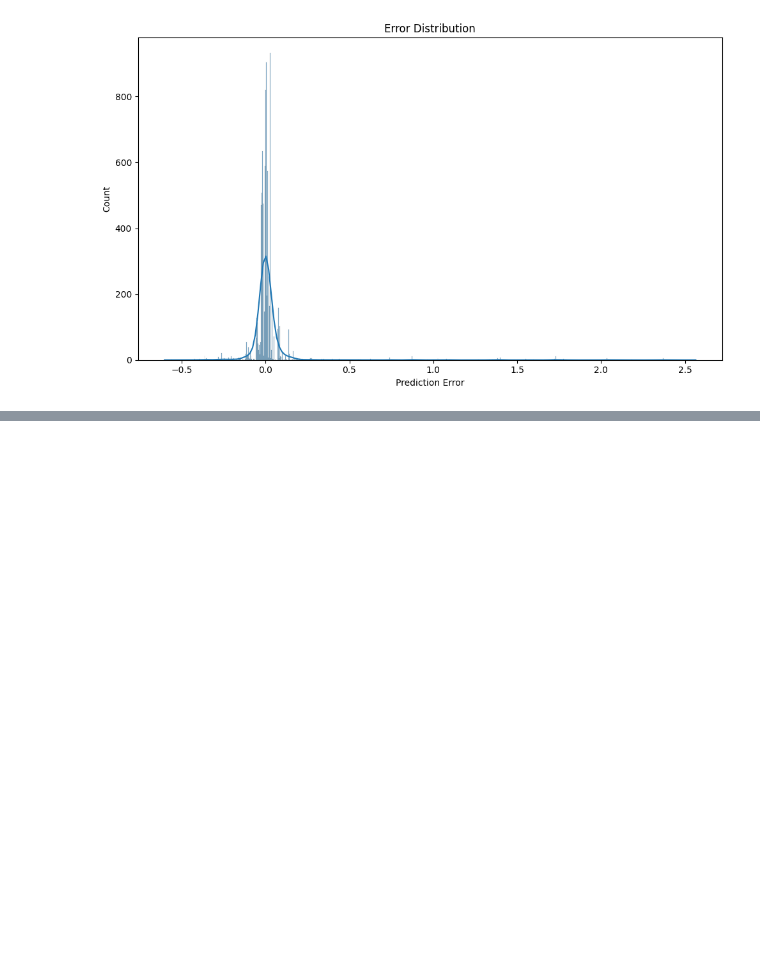
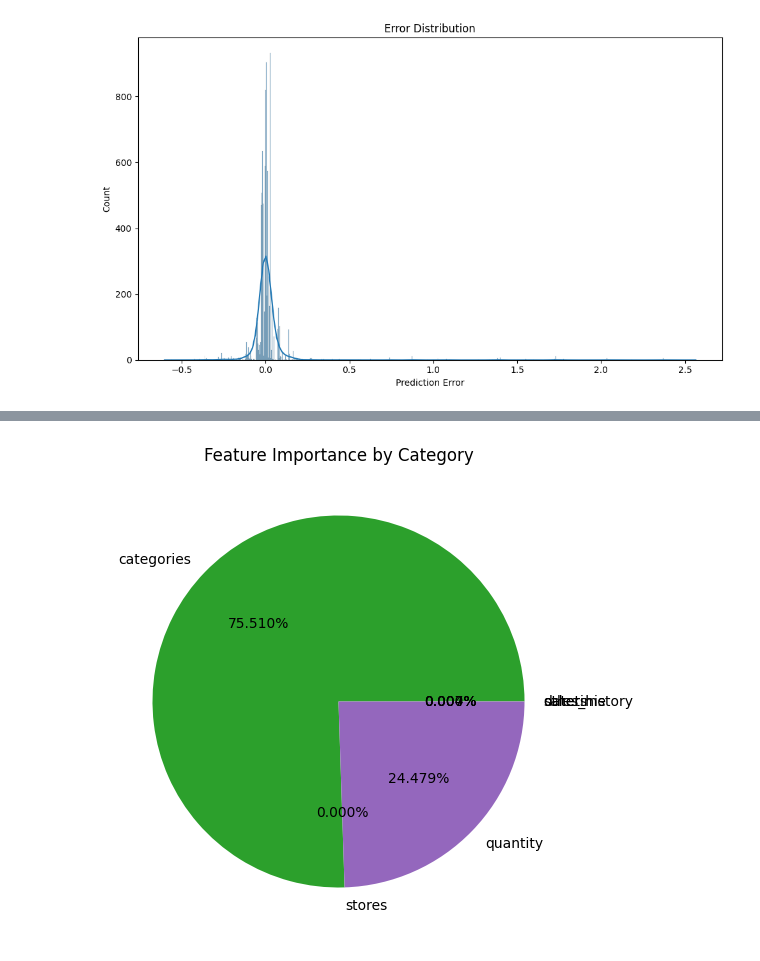
Before and after one commit to NhatDuc07/forecasting_shopping_mall_sales-, a Jupyter notebook: notebook/Forecasting_project.ipynb, the cells around one changed output, grey strips where cells are left out. Drawn from its saved outputs; the diff is of its cells as text; code cells hidden in the pictures; blank space fills up the shorter version.

```diff
--- a/notebook/Forecasting_project.ipynb
+++ b/notebook/Forecasting_project.ipynb
@@ -1010,0 +1134,15 @@ month_name  abs_error  error_pct
+# %%
+df_shap = pd.DataFrame(shap_values,columns = X_sample.columns)
+# %%
+
+# group category
+datetime = ["year","day","month","is_weekend","holidays","dayofweek","discount_holiday"]
+
+sales_history = X_sample.columns[(X_sample.columns.str.startswith("sales_")) +
+                                 (X_sample.columns.str.startswith("mean_"))].tolist()
+categories = ["category","item_sum_7_d","item_mean_7_d"]
+stores = ["shopping_mall","mall_sum_7_d","mall_mean_7_d"]
+quantity = ["quantity"]
+others = X_sample.columns[~X_sample.columns.isin(dt+ sales_history + categories + stores + quantity)]
+print(others)
+groups = [dt,sales_history,categories, stores,others]
@@ -1010,0 +1151,13 @@ month_name  abs_error  error_pct
+# %%
+name_gr = ["datetime","sales_history", "categories","stores","quantity","others"]
+shap_gr = []
+total = 0
+for g in [datetime,sales_history, categories,stores,quantity, others]:
+    val_gr = round(df_shap[g].apply(lambda x: np.abs(x).sum(axis = 0)).sum(),3)
+    shap_gr.append(val_gr)
+    total += val_gr
+print(shap_gr)
+print(total)
+pct_gr = shap_gr / total * 100
+for i in pct_gr:
+  print(round(i,3))
@@ -1010,0 +1173,8 @@ month_name  abs_error  error_pct
+# %%
+plt.figure(figsize=(6, 12))
+plt.pie(pct_gr, labels=name_gr, autopct="%1.3f%%")
+plt.title("Feature Importance by Category")
+# plt.tight_layout()
+plt.show()
+# %% [output]
+[figure, added]
```
Also changed, not shown: parts of 25 cells of this notebook, 2 other files.
